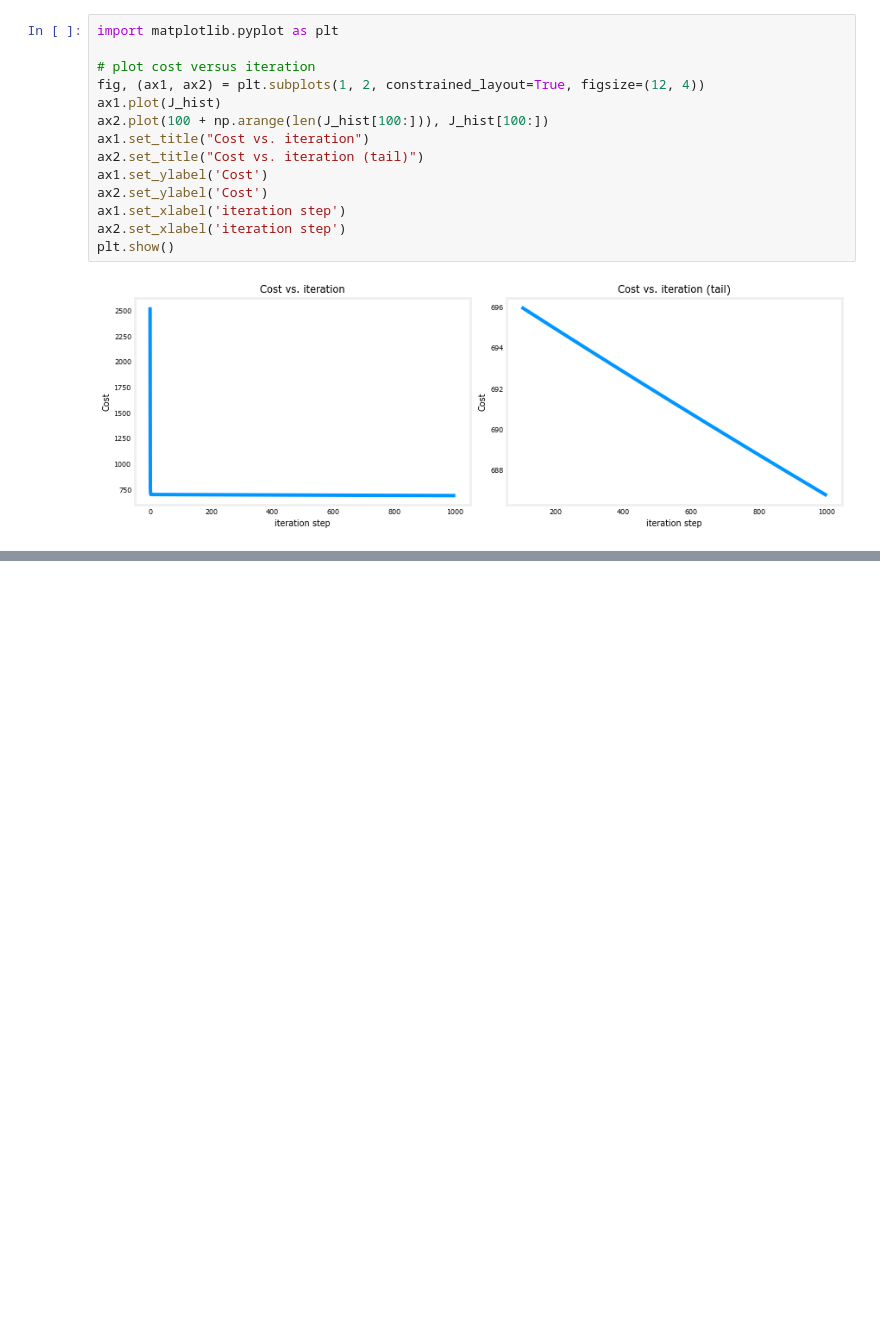
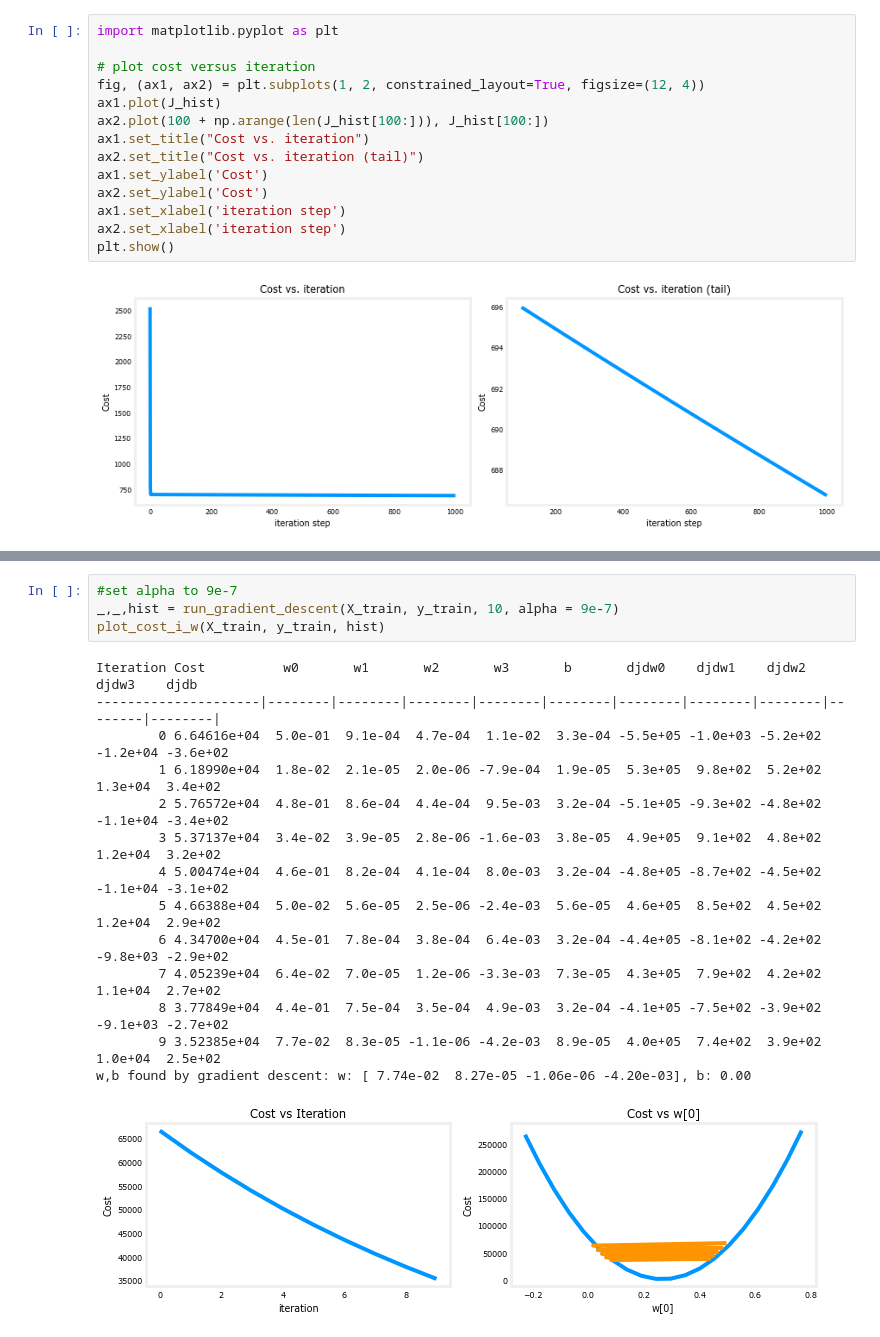
Before and after one commit to imaxfp/edu_machine_learning, a Jupyter notebook: src/supervised_ml_regression_and_classification/week2.ipynb, the cells around one changed output, grey strips where cells are left out. Saved outputs shown, nothing was run; the diff lists cells and outputs as text; blank space fills up the shorter version.

```diff
--- a/src/supervised_ml_regression_and_classification/week2.ipynb
+++ b/src/supervised_ml_regression_and_classification/week2.ipynb
@@ -655,0 +774,19 @@ Concretely, if you plot the cost for a number of iterations and notice that the
+# %%
+#set alpha to 9e-7
+_,_,hist = run_gradient_descent(X_train, y_train, 10, alpha = 9e-7)
+plot_cost_i_w(X_train, y_train, hist)
+# %% [output]
+Iteration Cost          w0       w1       w2       w3       b       djdw0    djdw1    djdw2    djdw3    djdb
+---------------------|--------|--------|--------|--------|--------|--------|--------|--------|--------|--------|
+        0 6.64616e+04  5.0e-01  9.1e-04  4.7e-04  1.1e-02  3.3e-04 -5.5e+05 -1.0e+03 -5.2e+02 -1.2e+04 -3.6e+02
+        1 6.18990e+04  1.8e-02  2.1e-05  2.0e-06 -7.9e-04  1.9e-05  5.3e+05  9.8e+02  5.2e+02  1.3e+04  3.4e+02
+        2 5.76572e+04  4.8e-01  8.6e-04  4.4e-04  9.5e-03  3.2e-04 -5.1e+05 -9.3e+02 -4.8e+02 -1.1e+04 -3.4e+02
+        3 5.37137e+04  3.4e-02  3.9e-05  2.8e-06 -1.6e-03  3.8e-05  4.9e+05  9.1e+02  4.8e+02  1.2e+04  3.2e+02
+        4 5.00474e+04  4.6e-01  8.2e-04  4.1e-04  8.0e-03  3.2e-04 -4.8e+05 -8.7e+02 -4.5e+02 -1.1e+04 -3.1e+02
+        5 4.66388e+04  5.0e-02  5.6e-05  2.5e-06 -2.4e-03  5.6e-05  4.6e+05  8.5e+02  4.5e+02  1.2e+04  2.9e+02
+        6 4.34700e+04  4.5e-01  7.8e-04  3.8e-04  6.4e-03  3.2e-04 -4.4e+05 -8.1e+02 -4.2e+02 -9.8e+03 -2.9e+02
+        7 4.05239e+04  6.4e-02  7.0e-05  1.2e-06 -3.3e-03  7.3e-05  4.3e+05  7.9e+02  4.2e+02  1.1e+04  2.7e+02
+        8 3.77849e+04  4.4e-01  7.5e-04  3.5e-04  4.9e-03  3.2e-04 -4.1e+05 -7.5e+02 -3.9e+02 -9.1e+03 -2.7e+02
+        9 3.52385e+04  7.7e-02  8.3e-05 -1.1e-06 -4.2e-03  8.9e-05  4.0e+05  7.4e+02  3.9e+02  1.0e+04  2.5e+02
+w,b found by gradient descent: w: [ 7.74e-02  8.27e-05 -1.06e-06 -4.20e-03], b: 0.00
+[figure, added]
```
Also changed, not shown: parts of 30 cells of this notebook, 12 other files.
